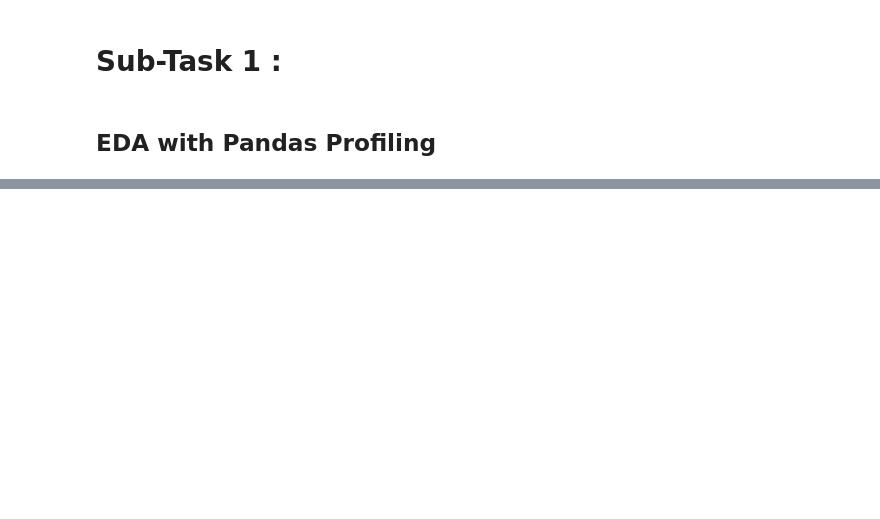
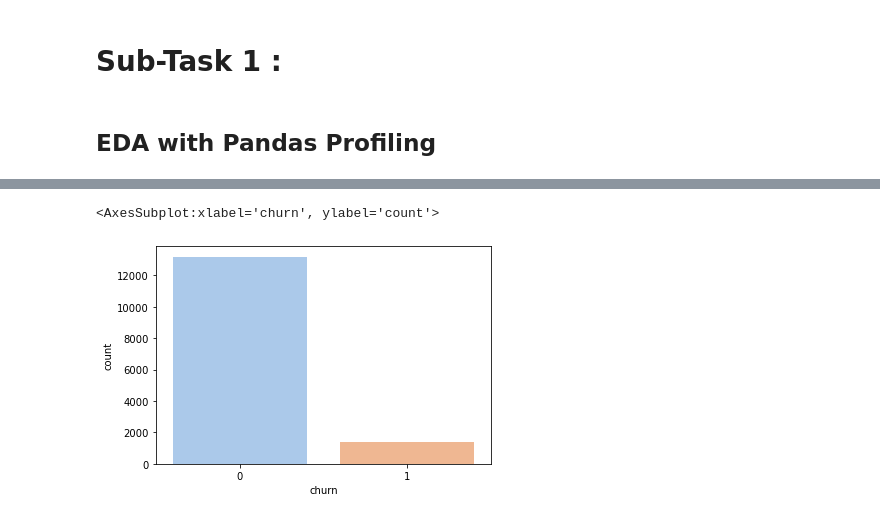
Before and after one commit to Ahmed-G-ElTaher/Churn-Model-Data-Science-Analytics-Virtual-Intern-at-BCG, a Jupyter notebook: Task 2/EDA_Answer.ipynb, the cells around one changed output, grey strips where cells are left out. Drawn from its saved outputs; the diff is of its cells as text; code cells hidden in the pictures; blank space fills up the shorter version.

```diff
--- a/Task 2/EDA_Answer.ipynb
+++ b/Task 2/EDA_Answer.ipynb
@@ -78,0 +109,5 @@ memory usage: 10.3+ MB
+# %%
+sns.countplot(data=client_data,x=client_data.churn)
+# %% [output]
+<AxesSubplot:xlabel='churn', ylabel='count'>
+[figure, added]
```
Also changed, not shown: parts of 4 cells of this notebook.
